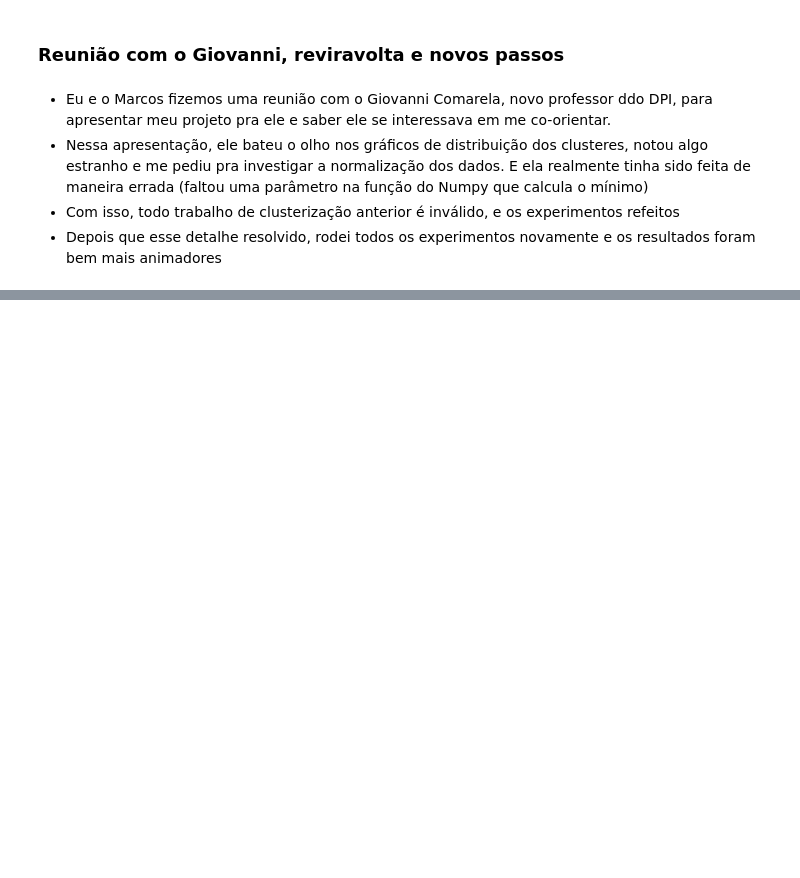
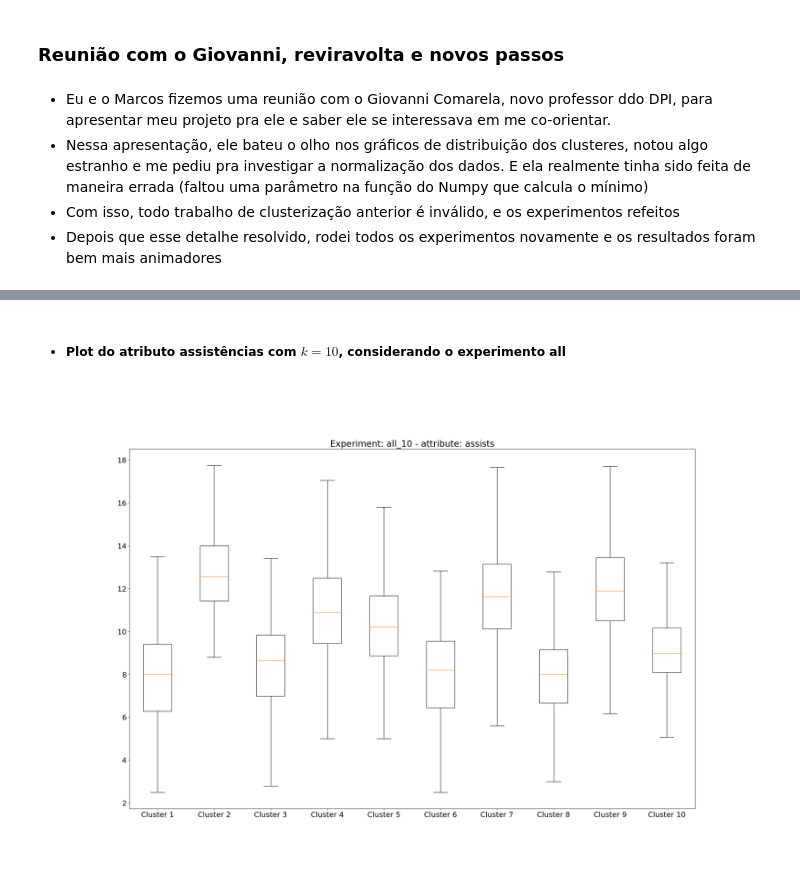
Before and after one commit to gaabrielfranco/notebooks-tcc, a Jupyter notebook: notebooks/log-tcc.ipynb, the cells around one changed output, grey strips where cells are left out. Saved outputs shown, nothing was run; the diff lists cells and outputs as text; code cells hidden in the pictures; blank space fills up the shorter version.

```diff
--- a/notebooks/log-tcc.ipynb
+++ b/notebooks/log-tcc.ipynb
@@ -415,0 +562,6 @@ Image(filename='data/hd-corr_pie.png')
+# %% [markdown]
+- ##### Plot do atributo assistências com $k = 10$, considerando o experimento all
+# %%
+Image(filename='data/all_10_assists.png')
+# %% [output]
+[figure, added]
```
Also changed, not shown: parts of 23 cells of this notebook, 7 other files.
